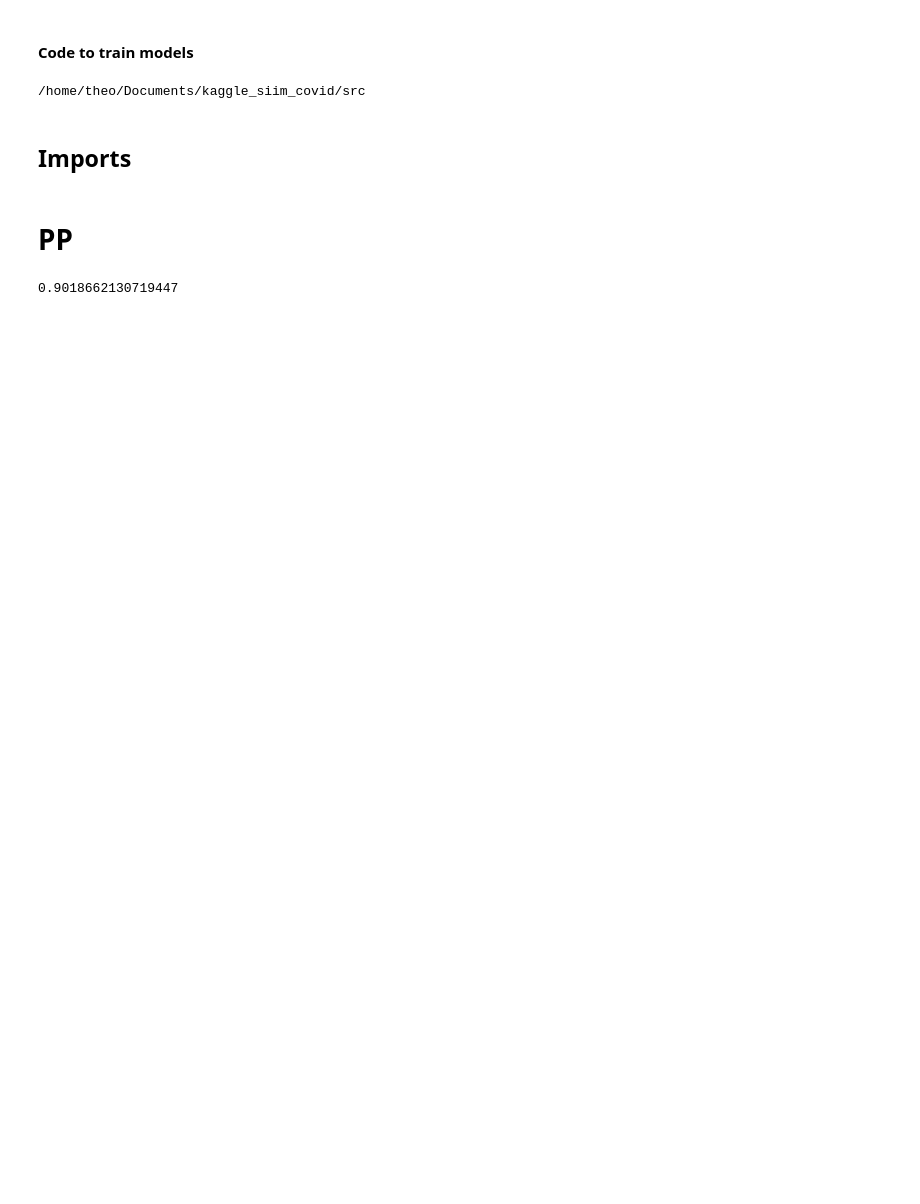
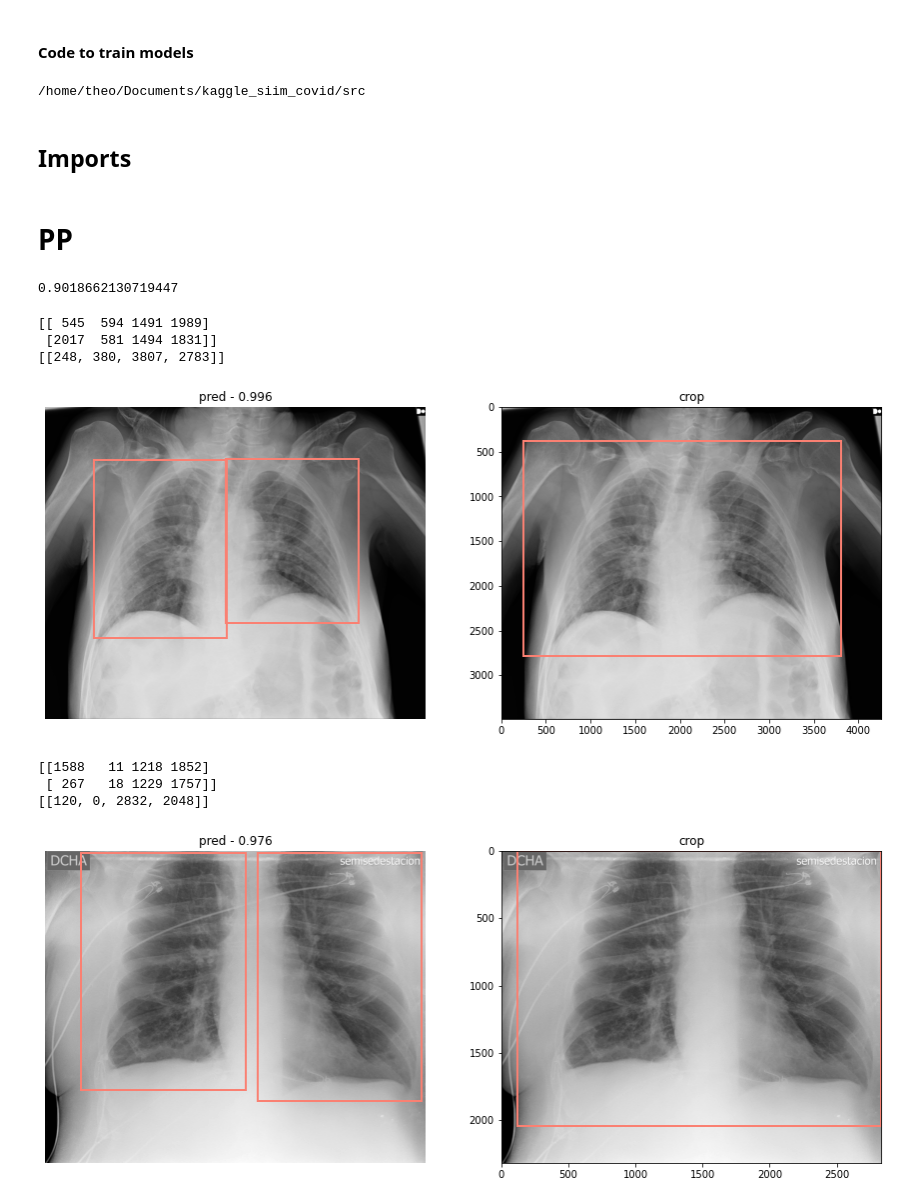
Before and after one commit to TheoViel/kaggle_siim_covid, a Jupyter notebook: notebooks/Lungs PP.ipynb, the cells around one changed output. Drawn from its saved outputs; the diff is of its cells as text; code cells hidden in the pictures; blank space fills up the shorter version.

```diff
--- a/notebooks/Lungs PP.ipynb
+++ b/notebooks/Lungs PP.ipynb
@@ -70,10 +70,13 @@ roc_auc_score(df['img_target'], pred_oof)
 # %% [output]
 0.9018662130719447
 # %%
-PLOT = False
+PLOT = True
+COMPUTE_MAP = False
+COMPUTE_CROPS = True
 # %%
 boxes_pred, boxes_truth = [], []
 tps, fns, fps = 0, 0, 0
+boxes_dic_for_crop = {}
 
 for i in range(len(df)):
     pred = np.array(df['boxes_lung'][i])
@@ -91,63 +94,88 @@ for i in range(len(df)):
         pred[:, 0] += starts[1]
         pred[:, 1] += starts[0]
 
+    if COMPUTE_CROPS:
+        pred_ = Boxes(pred.copy(), shape, bbox_format="coco")["pascal_voc"]
+
+        x_start = pred_[:, 0].min()
+        y_start = pred_[:, 1].min()
+        x_end = pred_[:, 2].max()
+        y_end = pred_[:, 3].max()
+
+        pred_for_crop = Boxes(np.array([[x_start, y_start, x_end, y_end]]), shape, bbox_format="pascal_voc")
+        pred_for_crop.expand(1.2)
+        boxes_dic[df["image_id"][i]] = pred_for_crop["pascal_voc"].tolist()
+
     pred = Boxes(pred, shape, bbox_format="coco")
-    pred = expand_boxes(pred, 0.75)["albu"]
+    pred = expand_boxes(pred, 1)["albu"]
 
     confidence = pred_oof[i]
 #     confidence = df['img_target'][i]
 
-#     if len(truth):
     bp = []
     for b in pred:
         bp.append([
-            df["study_id"][i], "opacity", confidence, b[0], b[2], b[1], b[3]
+            df["image_id"][i], "opacity", confidence, b[0], b[2], b[1], b[3]
         ])
     boxes_pred += bp
 
     bt = []
     for b in truth:
         bt.append([
-            df["study_id"][i], "opacity", b[0], b[2], b[1], b[3]
+            df["image_id"][i], "opacity", b[0], b[2], b[1], b[3]
         ])
 
     boxes_truth += bt
 
-    if len(bt):
-        ap = mean_average_precision_for_boxes(bt, bp, verbose=0)[0]
-    else:
-        ap = 0
-
-    if PLOT:
+    if COMPUTE_MAP:
+        if len(bt):
+            ap = mean_average_precision_for_boxes(bt, bp, verbose=0)[0]
+        else:
+            ap = 0
         print(f' -> mAP : {ap:.3f}')
 
-    if confidence > 0.5:
-        if ap == 1:
-            tps += 2
-        elif 0 < ap < 1:  # 1 correct, rest wrong
-            tps += 1
-            fns += len(bt) - 1
-            fps += 1
-        else:  # 2 wrong
-            fps += 2
+        if confidence > 0.5:
+            if ap == 1:
+                tps += 2
+            elif 0 < ap < 1:  # 1 correct, rest wrong
+                tps += 1
+                fns += len(bt) - 1
+                fps += 1
+            else:  # 2 wrong
+                fps += 2
+                fns += len(bt)
+        else:
             fns += len(bt)
-    else:
-        fns += len(bt)
 
     if PLOT:  # or 0 < ap < 1:
         if np.max(starts) >= -1: # 100:
             xray_path = DATA_PATH + "train/" + df["study_id"][i] + "/" + df['series_id'][i] + "/" + df["image_id"][i] + ".dcm"
             image, _ = read_xray(xray_path)
 
             plt.figure(figsize=(15, 7))
             plt.subplot(1, 2, 1)
             plot_sample(image, pred, bbox_format="albu")
             plt.title(f'pred - {confidence :.3f}')
+#             plt.subplot(1, 2, 2)
+#             plot_sample(image, truth, bbox_format="albu")
+#             plt.title('truth')
+
             plt.subplot(1, 2, 2)
-            plot_sample(image, truth, bbox_format="albu")
-            plt.title('truth')
+            print(boxes_dic[df["image_id"][i]])
+            plot_sample(image, np.array(boxes_dic[df["image_id"][i]]), bbox_format="pascal_voc")
+            plt.title('crop')
+            plt.axis(True)
 
             plt.show()
 
-#         if i > 10:
-#             break
+        if i > 10:
+            break
+# %% [output]
+[[ 545  594 1491 1989]
+ [2017  581 1494 1831]]
+[[248, 380, 3807, 2783]]
+[figure, added]
+[[1588   11 1218 1852]
+ [ 267   18 1229 1757]]
+[[120, 0, 2832, 2048]]
+[figure, added]
```
Also changed, not shown: parts of 4 cells of this notebook, 2 other files.
